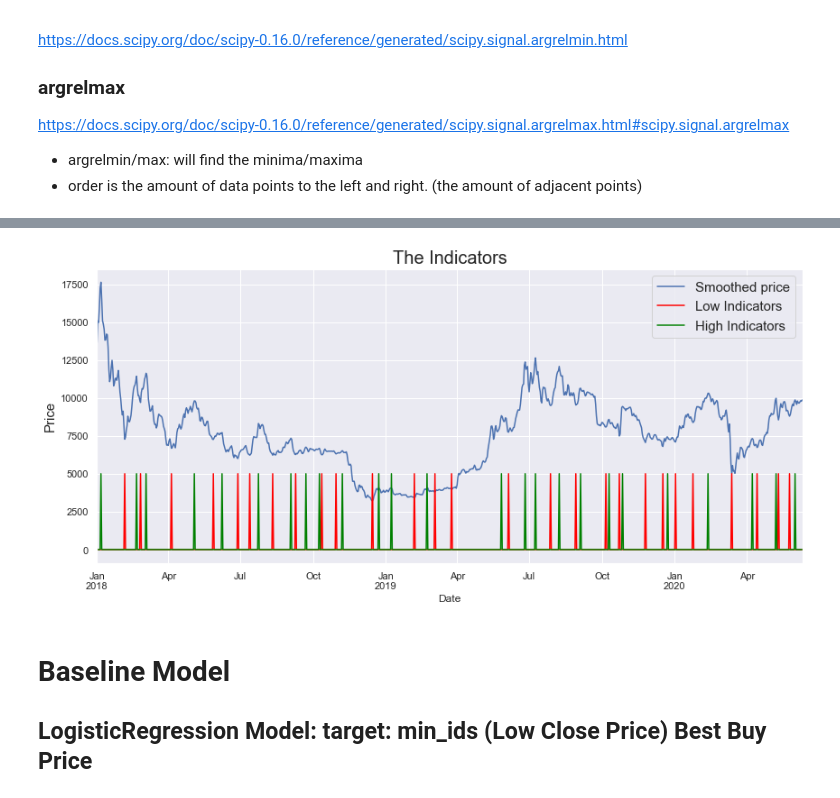
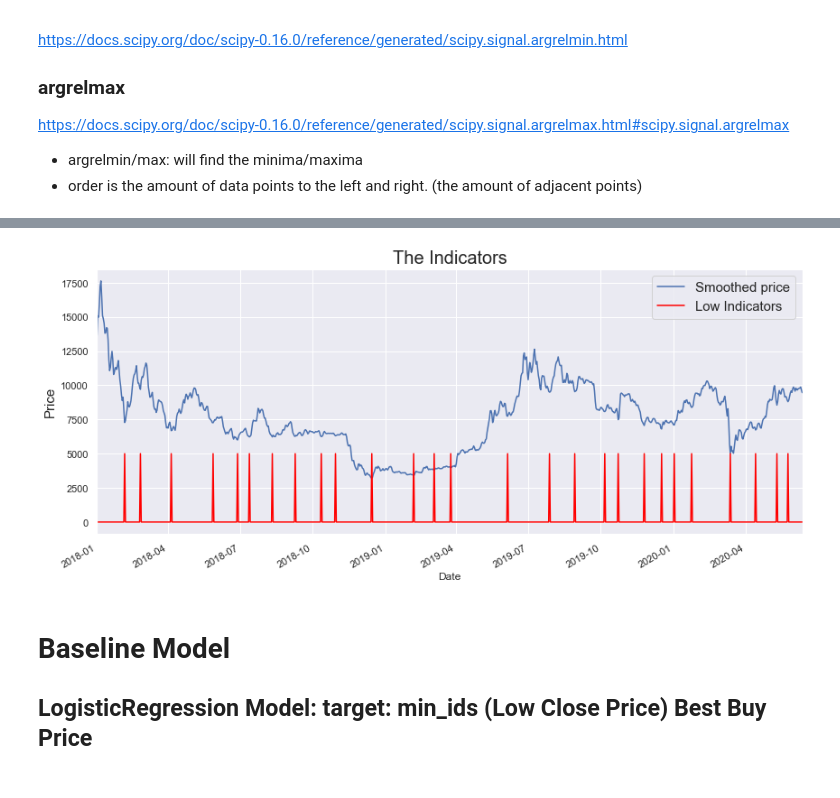
Before and after one commit to anhbiphan/Project_Bitcoin, a Jupyter notebook: BTC-USD_Low_Preds.ipynb, the cells around one changed output, grey strips where cells are left out. Drawn from its saved outputs; the diff is of its cells as text; code cells hidden in the pictures.

```diff
--- a/BTC-USD_Low_Preds.ipynb
+++ b/BTC-USD_Low_Preds.ipynb
@@ -164,13 +164,12 @@ bitcoin.tail(30)
 # %%
 plt.figure(figsize=(14,6))
 bitcoin.smooth.plot(label='Smoothed price')
 (5000*bitcoin.min_ids).plot(color='red', label='Low Indicators')
-(5000*bitcoin.max_ids).plot(color='green', label='High Indicators')
 plt.title('The Indicators', fontsize=20)
 plt.ylabel('Price', fontsize=15)
 plt.legend(fontsize=15);
 # %% [output]
-[figure, old version]
+[figure, new version]
 # %% [markdown]
 # Baseline Model
 ## LogisticRegression Model: target: min_ids (Low Close Price) Best Buy Price
```
Also changed, not shown: parts of 14 cells of this notebook.
